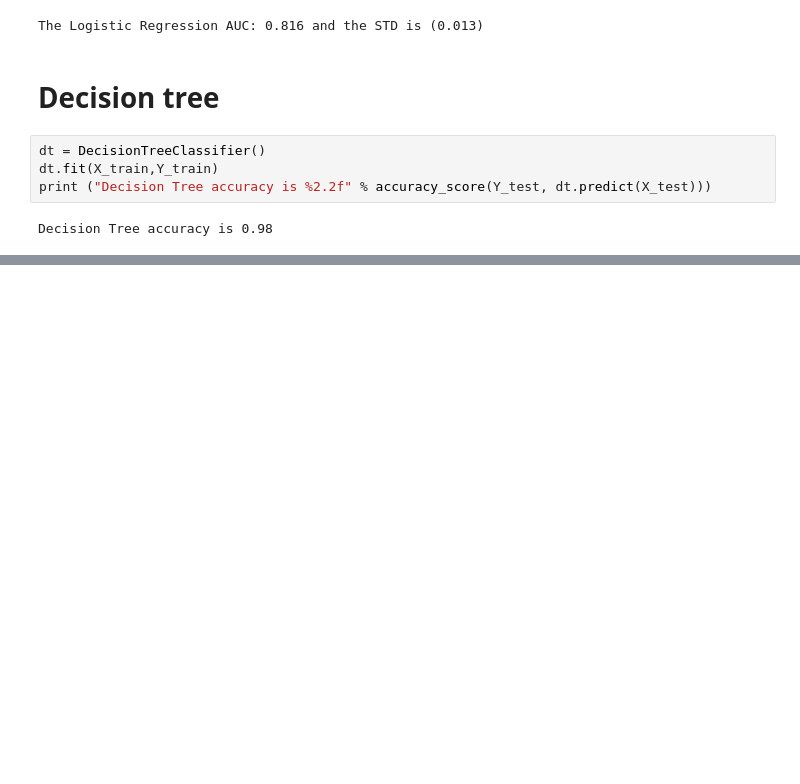
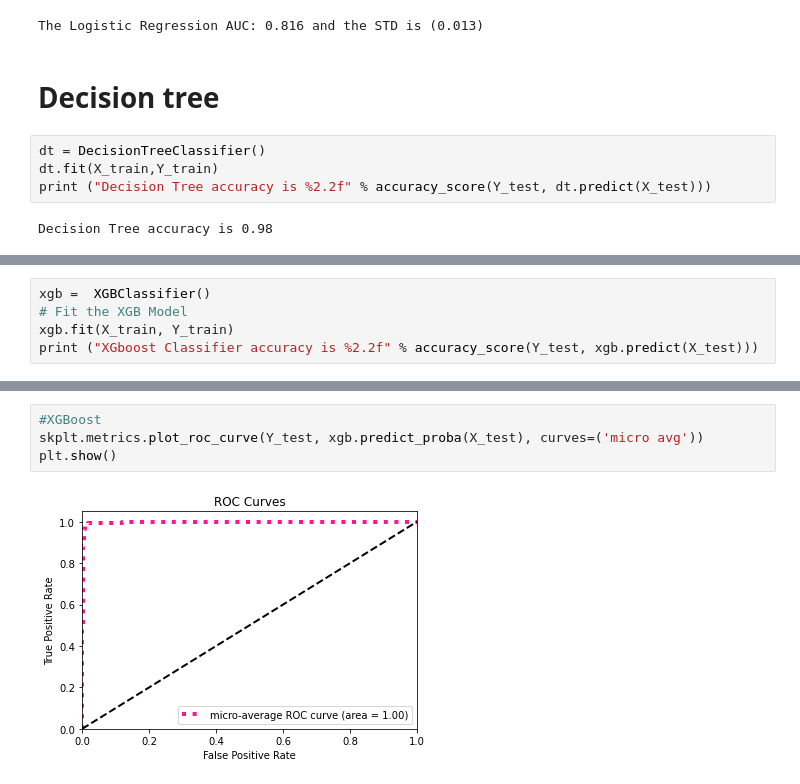
Before and after one commit to DeovratP/Logistic-Regression, a Jupyter notebook: HR_analytics_data/HR-data-analysis.ipynb, the cells around one changed output, grey strips where cells are left out. Cells and saved outputs as stored; diff of their text form; blank space fills up the shorter version.

```diff
--- a/HR_analytics_data/HR-data-analysis.ipynb
+++ b/HR_analytics_data/HR-data-analysis.ipynb
@@ -471,0 +503,5 @@ weighted avg       0.98      0.98      0.98      2250
+# %%
+xgb =  XGBClassifier()
+# Fit the XGB Model
+xgb.fit(X_train, Y_train)
+print ("XGboost Classifier accuracy is %2.2f" % accuracy_score(Y_test, xgb.predict(X_test)))
@@ -471,0 +594,6 @@ weighted avg       0.98      0.98      0.98      2250
+# %%
+#XGBoost
+skplt.metrics.plot_roc_curve(Y_test, xgb.predict_proba(X_test), curves=('micro avg'))
+plt.show()
+# %% [output]
+[figure, added]
```
Also changed, not shown: parts of 28 cells of this notebook.
